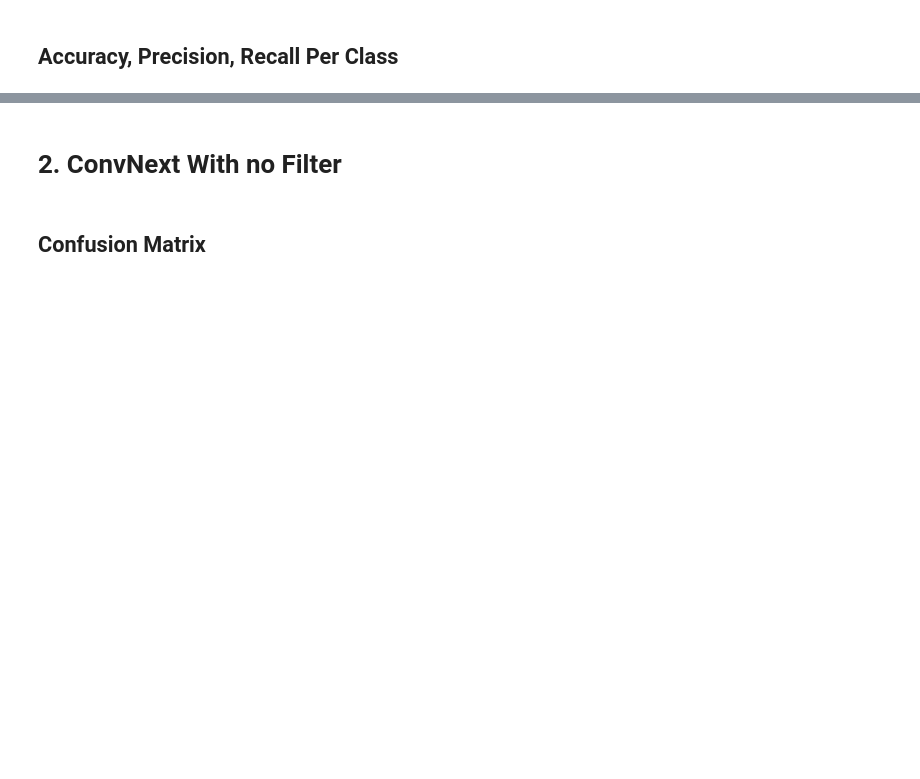
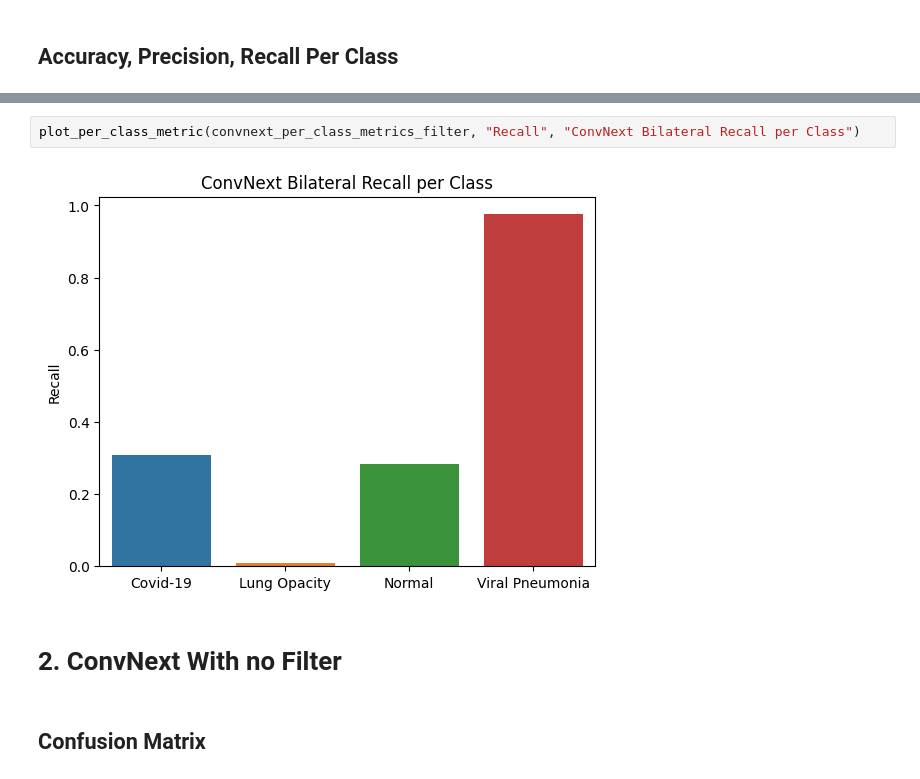
Before and after one commit to Antonio-Tresol/ML_Project_II_Image_classification, a Jupyter notebook: metrics/metrics_analysis.ipynb, the cells around one changed output, grey strips where cells are left out. Cells and saved outputs as stored; diff of their text form; blank space fills up the shorter version.

```diff
--- a/metrics/metrics_analysis.ipynb
+++ b/metrics/metrics_analysis.ipynb
@@ -26,3 +48,7 @@ def plot_confusion_matrix(data: pd.DataFrame, plot_title: str):
+# %%
+plot_per_class_metric(convnext_per_class_metrics_filter, "Recall", "ConvNext Bilateral Recall per Class")
+# %% [output]
+[figure, added]
 # %% [markdown]
 # 2. ConvNext With no Filter
 # %% [markdown]
```
Also changed, not shown: parts of 5 cells of this notebook, 9 other files.
